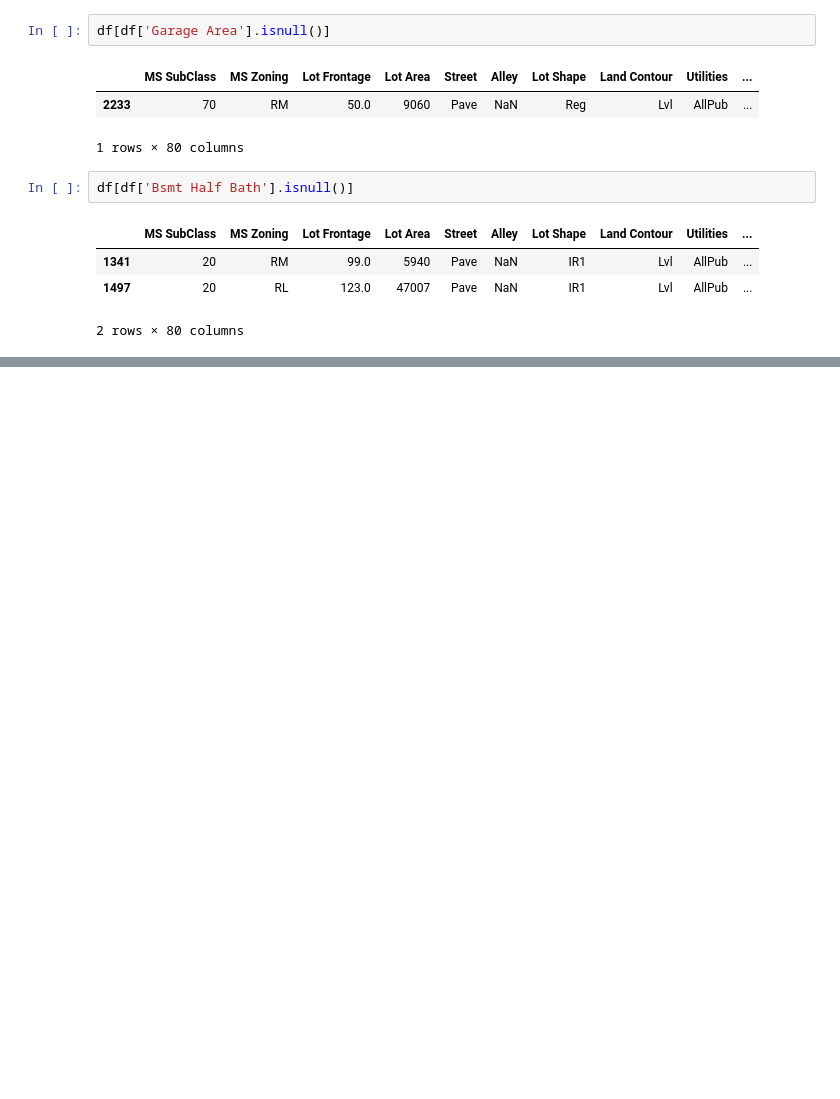
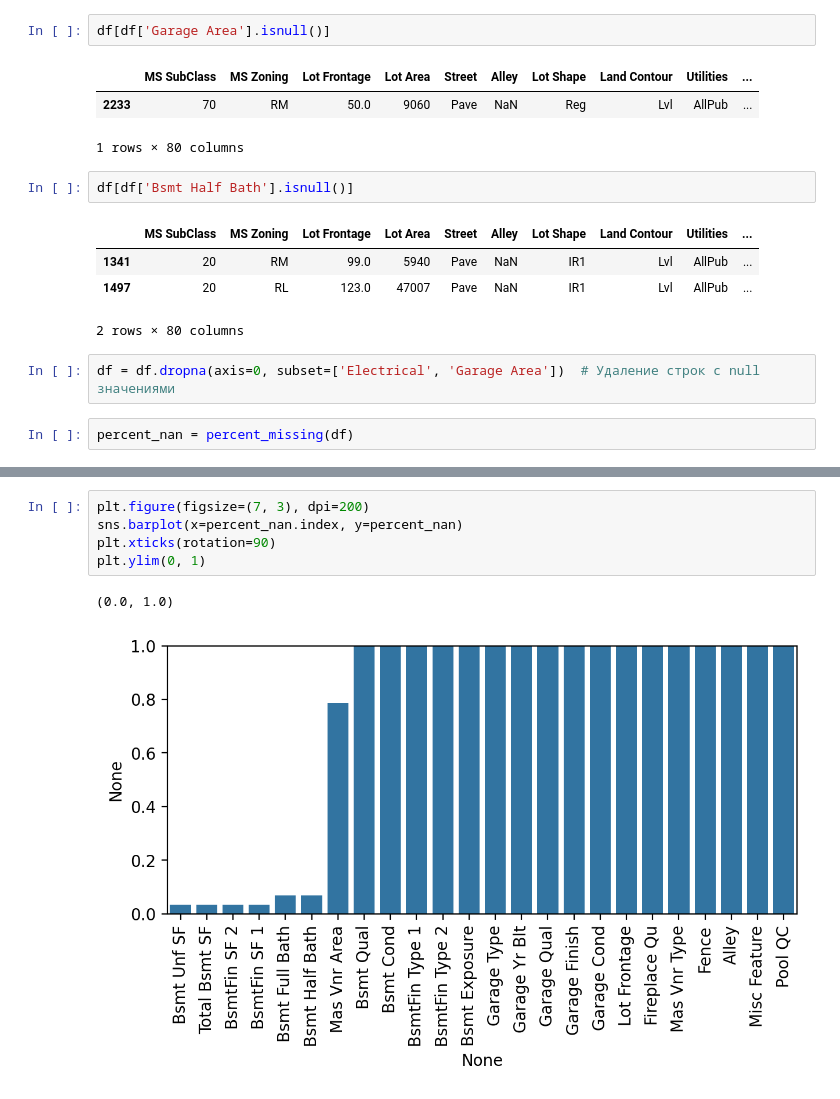
Before and after one commit to rostya-codes/Machine-Learning-Data-Science, a Jupyter notebook: Feature Engineering/p35.ipynb, the cells around one changed output, grey strips where cells are left out. Drawn from its saved outputs; the diff is of its cells as text; blank space fills up the shorter version.

Commit message:
Missing data 2

```diff
--- a/Feature Engineering/p35.ipynb
+++ b/Feature Engineering/p35.ipynb
@@ -165,3 +165,7 @@ df[df['Bsmt Half Bath'].isnull()]
 | 1341 | 20 | RM | 99.0 | 5940 | Pave | NaN | IR1 | Lvl | AllPub | ... |
 | 1497 | 20 | RL | 123.0 | 47007 | Pave | NaN | IR1 | Lvl | AllPub | ... |
 2 rows × 80 columns
+# %%
+df = df.dropna(axis=0, subset=['Electrical', 'Garage Area'])  # Удаление строк с null значениями
+# %%
+percent_nan = percent_missing(df)
@@ -167,0 +183,8 @@ df[df['Bsmt Half Bath'].isnull()]
+# %%
+plt.figure(figsize=(7, 3), dpi=200)
+sns.barplot(x=percent_nan.index, y=percent_nan)
+plt.xticks(rotation=90)
+plt.ylim(0, 1)
+# %% [output]
+(0.0, 1.0)
+[figure, added]
```
Also changed, not shown: parts of 11 cells of this notebook.
